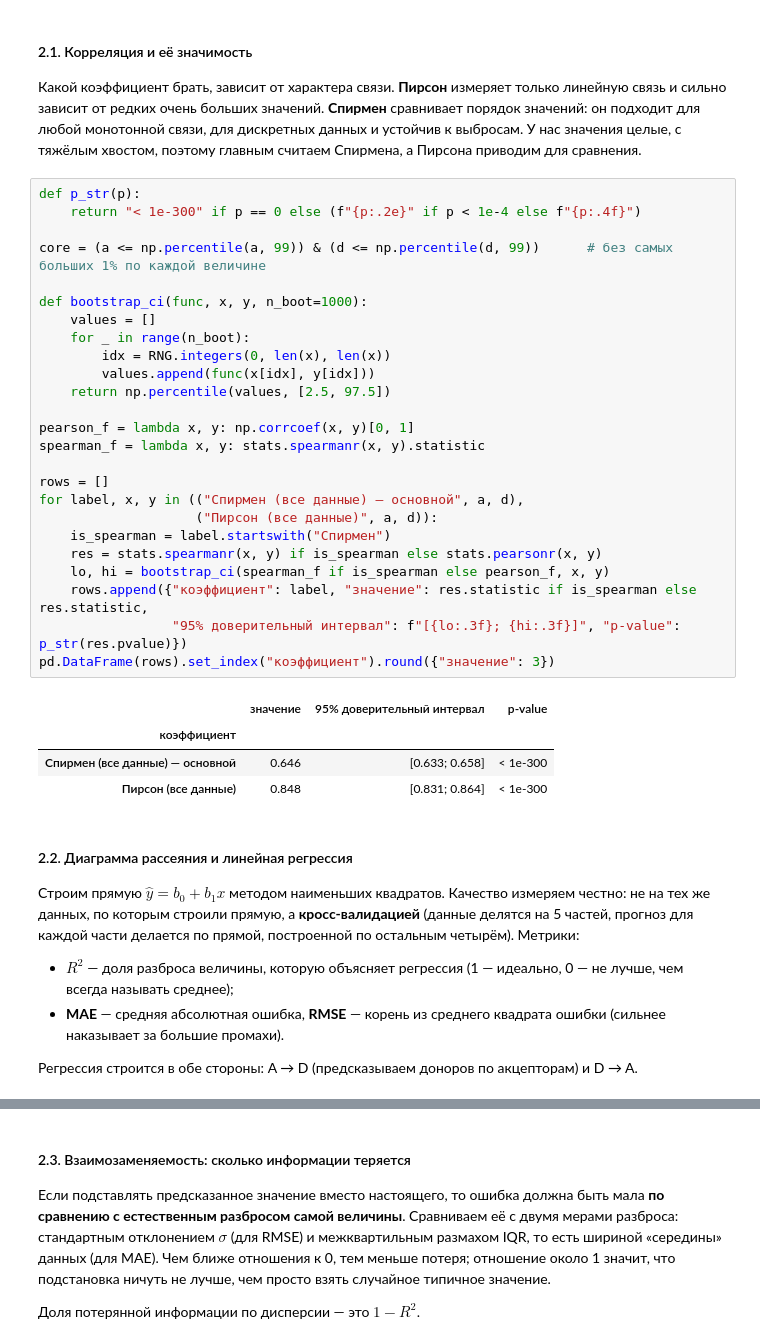
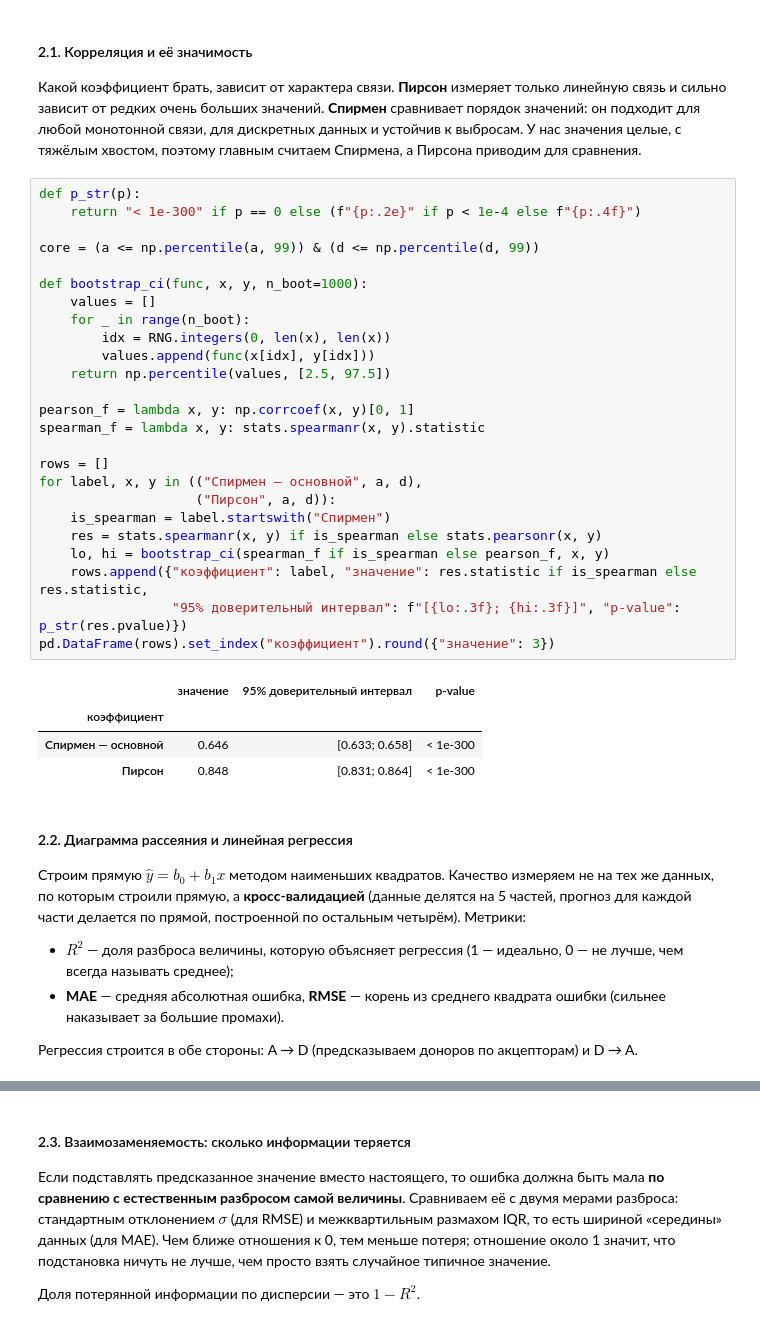
Before and after one commit to Cbl41K/StatsLab1, a Jupyter notebook: hbond_simple(1).ipynb, the cells around one changed output, grey strips where cells are left out. Cells and saved outputs as stored; diff of their text form.

```diff
--- a/hbond_simple(1).ipynb
+++ b/hbond_simple(1).ipynb
@@ -537,37 +537,37 @@ D          56.6203  5.07e-13             0.0056             да
 # %%
 def p_str(p):
     return "< 1e-300" if p == 0 else (f"{p:.2e}" if p < 1e-4 else f"{p:.4f}")
 
-core = (a <= np.percentile(a, 99)) & (d <= np.percentile(d, 99))      # без самых больших 1% по каждой величине
+core = (a <= np.percentile(a, 99)) & (d <= np.percentile(d, 99))
 
 def bootstrap_ci(func, x, y, n_boot=1000):
     values = []
     for _ in range(n_boot):
         idx = RNG.integers(0, len(x), len(x))
         values.append(func(x[idx], y[idx]))
     return np.percentile(values, [2.5, 97.5])
 
 pearson_f = lambda x, y: np.corrcoef(x, y)[0, 1]
 spearman_f = lambda x, y: stats.spearmanr(x, y).statistic
 
 rows = []
-for label, x, y in (("Спирмен (все данные) — основной", a, d),
-                    ("Пирсон (все данные)", a, d)):
+for label, x, y in (("Спирмен — основной", a, d),
+                    ("Пирсон", a, d)):
     is_spearman = label.startswith("Спирмен")
     res = stats.spearmanr(x, y) if is_spearman else stats.pearsonr(x, y)
     lo, hi = bootstrap_ci(spearman_f if is_spearman else pearson_f, x, y)
     rows.append({"коэффициент": label, "значение": res.statistic if is_spearman else res.statistic,
                  "95% доверительный интервал": f"[{lo:.3f}; {hi:.3f}]", "p-value": p_str(res.pvalue)})
 pd.DataFrame(rows).set_index("коэффициент").round({"значение": 3})
 # %% [output]
 |  | значение | 95% доверительный интервал | p-value |
 | коэффициент |  |  |  |
-| Спирмен (все данные) — основной | 0.646 | [0.633; 0.658] | < 1e-300 |
-| Пирсон (все данные) | 0.848 | [0.831; 0.864] | < 1e-300 |
+| Спирмен — основной | 0.646 | [0.633; 0.658] | < 1e-300 |
+| Пирсон | 0.848 | [0.831; 0.864] | < 1e-300 |
 # %% [markdown]
 #### 2.2. Диаграмма рассеяния и линейная регрессия
 
-Строим прямую $\hat y = b_0 + b_1 x$ методом наименьших квадратов. Качество измеряем честно: не на тех же данных, по которым строили прямую, а **кросс-валидацией** (данные делятся на 5 частей, прогноз для каждой части делается по прямой, построенной по остальным четырём). Метрики:
+Строим прямую $\hat y = b_0 + b_1 x$ методом наименьших квадратов. Качество измеряем не на тех же данных, по которым строили прямую, а **кросс-валидацией** (данные делятся на 5 частей, прогноз для каждой части делается по прямой, построенной по остальным четырём). Метрики:
 
 - $R^2$ — доля разброса величины, которую объясняет регрессия (1 — идеально, 0 — не лучше, чем всегда называть среднее);
 - **MAE** — средняя абсолютная ошибка, **RMSE** — корень из среднего квадрата ошибки (сильнее наказывает за большие промахи).
```
Also changed, not shown: parts of 1 cell of this notebook.
